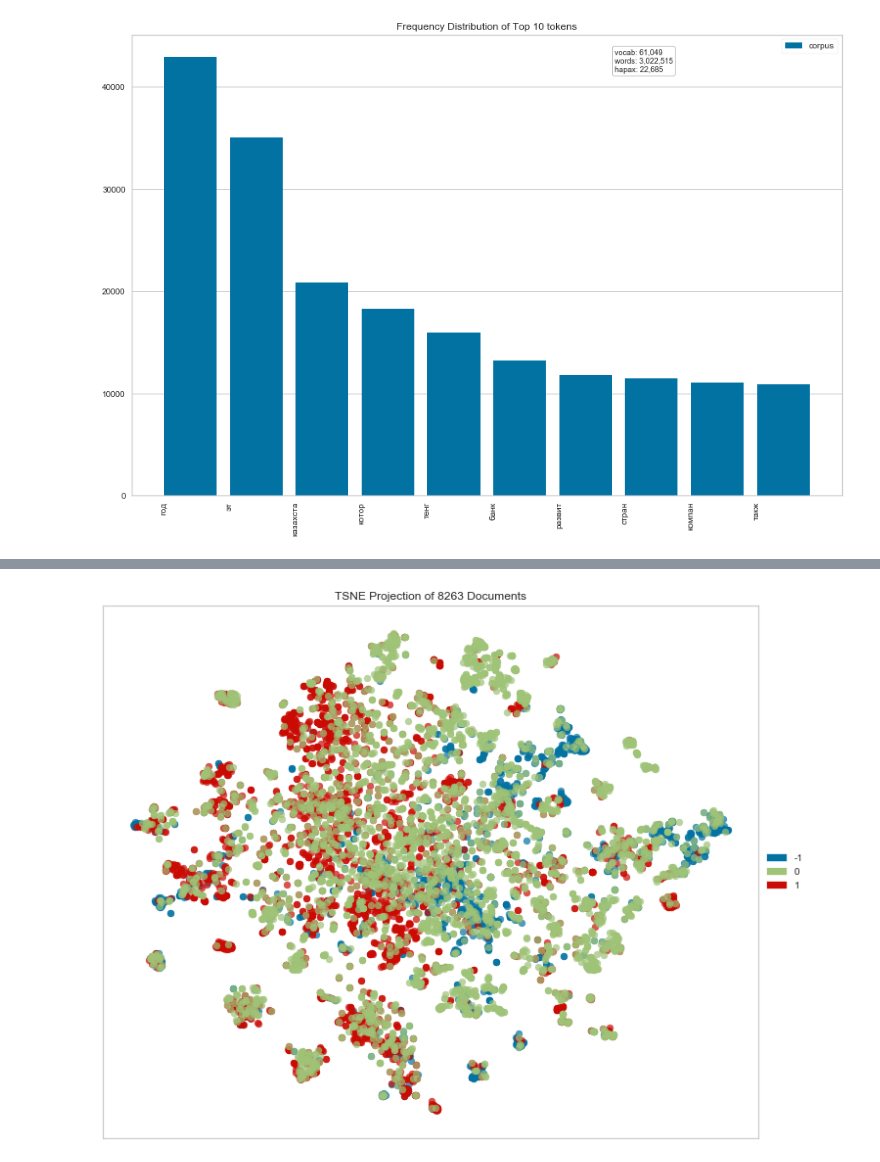
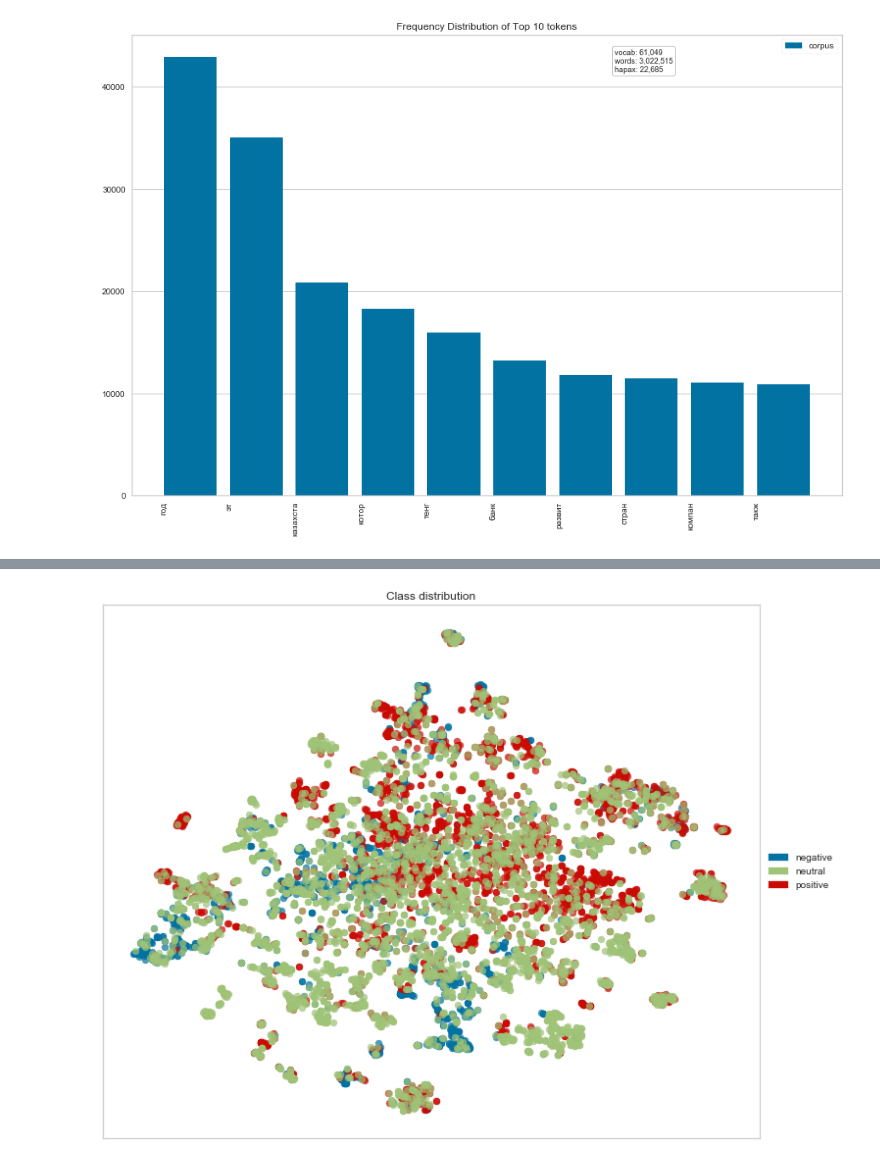
Before and after one commit to sureepoup/Sentiment_analysis_of_news_articles, a Jupyter notebook: Visualization.ipynb, the cells around one changed output, grey strips where cells are left out. Saved outputs shown, nothing was run; the diff lists cells and outputs as text; code cells hidden in the pictures.

```diff
--- a/Visualization.ipynb
+++ b/Visualization.ipynb
@@ -39,6 +39,7 @@ print(len(train[train.sentiment == -1]))
 # %%
 train = pd.read_json('train.json',encoding = 'UTF-8')
 # Заменяем позитивный маркер на 1, негативный на -1, нейтральный на 0
+labels = train['sentiment']
 train['sentiment'] = train['sentiment'].replace(['positive' ,'neutral','negative'],[1,0,-1])
 # задаем целевую переменную
 target = train['sentiment']
@@ -269,11 +404,11 @@ visualizer.poof()
 # %%
 from yellowbrick.text import TSNEVisualizer
 from sklearn.feature_extraction.text import TfidfVectorizer
 tfidf = TfidfVectorizer()
 docs = tfidf.fit_transform(processed_text)
-labels = target
-tsne = TSNEVisualizer(size = (1080,720))
+labels = labels
+tsne = TSNEVisualizer(title = 'Class distribution',size = (1080,720))
 tsne.fit(docs, labels)
 tsne.poof()
 # %% [output]
-[figure, old version]
+[figure, new version]
```
Also changed, not shown: parts of 10 cells of this notebook, 2 other files.
